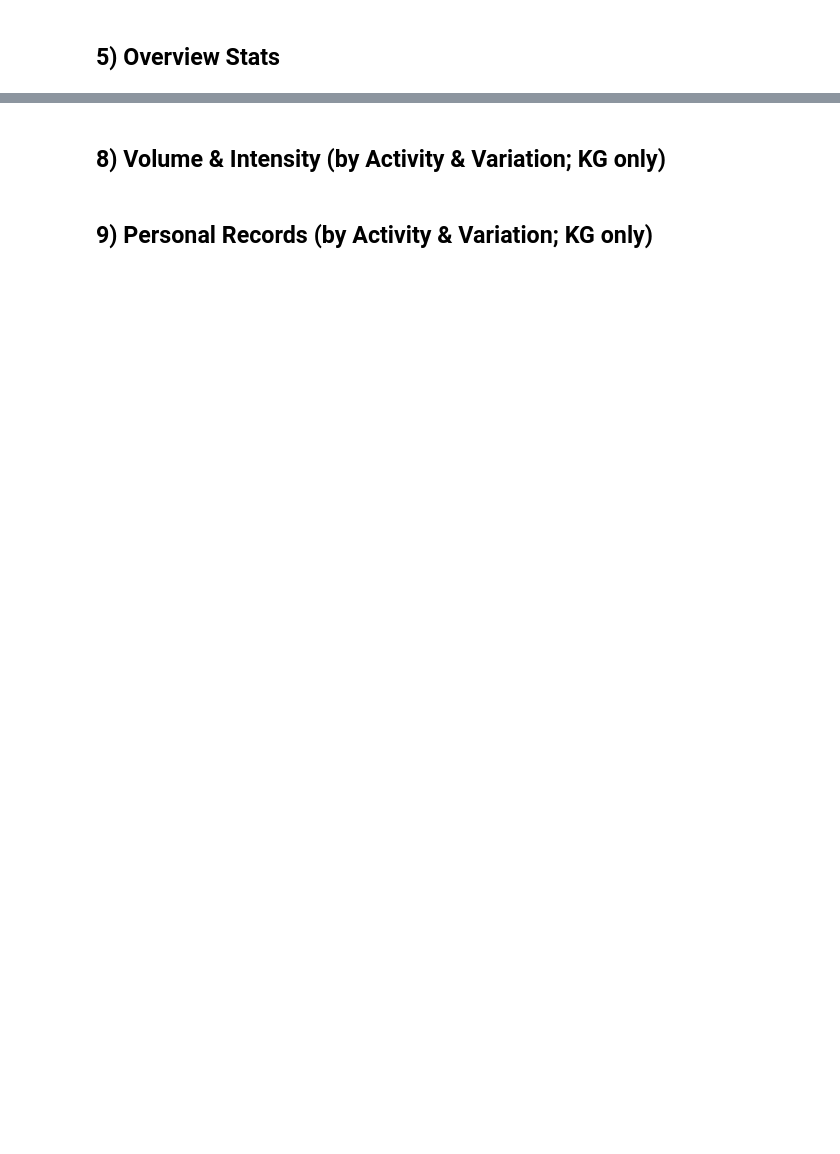
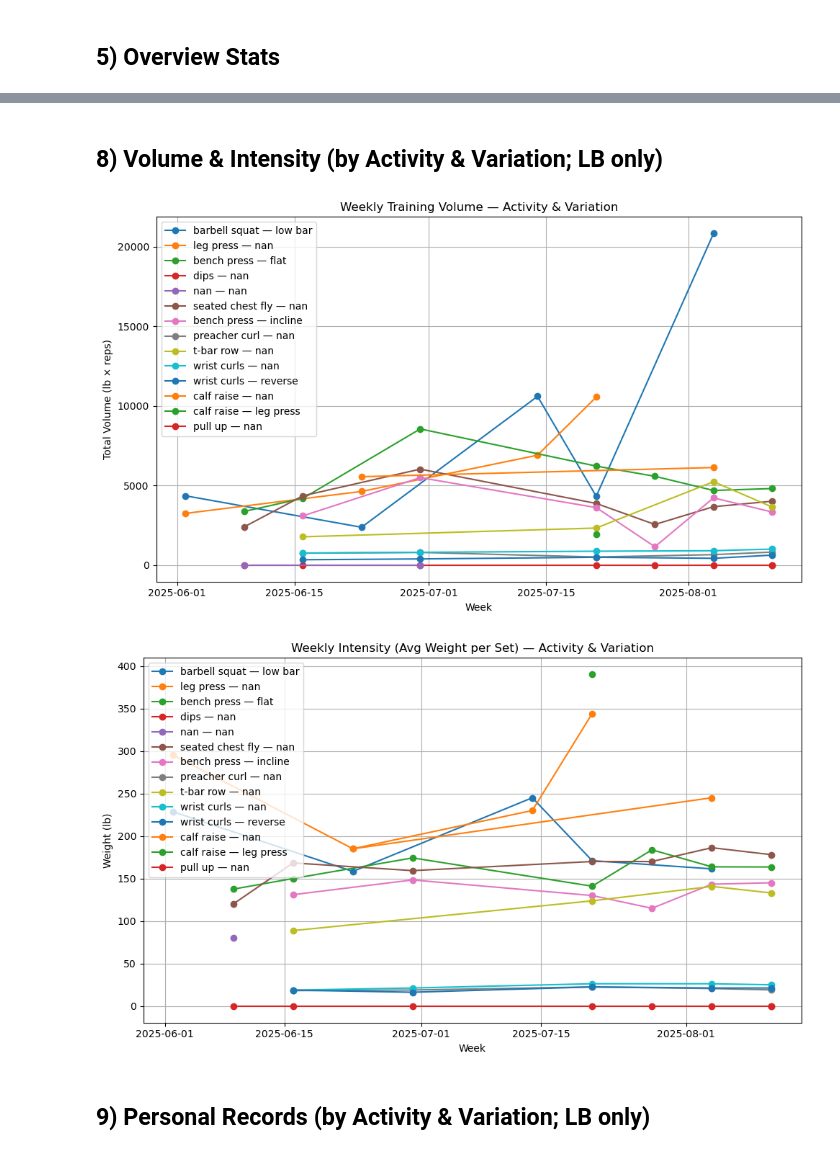
Before and after one commit to TroubledDreamer/workout-analytics, a Jupyter notebook: workout_analysis_clean.ipynb, the cells around one changed output, grey strips where cells are left out. Cells and saved outputs as stored; diff of their text form; code cells hidden in the pictures; blank space fills up the shorter version.

```diff
--- a/workout_analysis_clean.ipynb
+++ b/workout_analysis_clean.ipynb
@@ -196,41 +259,44 @@ bar_chart(pct_level.tail(5), "Top 5 Drops (Machine Level)", OUTDIR / "top5_drops
 # %% [markdown]
-## 8) Volume & Intensity (by Activity & Variation; KG only)
+## 8) Volume & Intensity (by Activity & Variation; LB only)
 # %%
 
-df_kg = df[df["Weight_Unit"] == "kg"].copy()
-df_kg["Volume"] = df_kg["Reps"] * df_kg["Weight (kg)"]
+df_lb = df[df["Weight_Unit"] == "lb"].copy()
+df_lb["Volume"] = df_lb["Reps"] * df_lb["Weight (lb)"]
 
 # Weekly Volume
 weekly_volume = (
-    df_kg.groupby([pd.Grouper(key="Date", freq="W-MON"), "Activity", "Variation"])["Volume"]
+    df_lb.groupby([pd.Grouper(key="Date", freq="W-MON"), "Activity", "Variation"])["Volume"]
         .sum().reset_index()
 )
 weekly_volume["Label"] = [label_row(a, v) for a, v in zip(weekly_volume["Activity"], weekly_volume["Variation"])]
 
 plt.figure(figsize=(10,6))
 for lbl in weekly_volume["Label"].unique():
     d = weekly_volume[weekly_volume["Label"] == lbl]
     plt.plot(d["Date"], d["Volume"], marker="o", label=lbl)
 plt.title("Weekly Training Volume — Activity & Variation")
-plt.ylabel("Total Volume (kg × reps)"); plt.xlabel("Week")
+plt.ylabel("Total Volume (lb × reps)"); plt.xlabel("Week")
 plt.legend(); plt.grid(True); plt.tight_layout(); plt.show()
 
 # Weekly Intensity (Avg per set)
 weekly_intensity = (
-    df_kg.groupby([pd.Grouper(key="Date", freq="W-MON"), "Activity", "Variation"])["Weight (kg)"]
+    df_lb.groupby([pd.Grouper(key="Date", freq="W-MON"), "Activity", "Variation"])["Weight (lb)"]
         .mean().reset_index()
 )
 weekly_intensity["Label"] = [label_row(a, v) for a, v in zip(weekly_intensity["Activity"], weekly_intensity["Variation"])]
 
 plt.figure(figsize=(10,6))
 for lbl in weekly_intensity["Label"].unique():
     d = weekly_intensity[weekly_intensity["Label"] == lbl]
-    plt.plot(d["Date"], d["Weight (kg)"], marker="o", label=lbl)
+    plt.plot(d["Date"], d["Weight (lb)"], marker="o", label=lbl)
 plt.title("Weekly Intensity (Avg Weight per Set) — Activity & Variation")
-plt.ylabel("Weight (kg)"); plt.xlabel("Week")
+plt.ylabel("Weight (lb)"); plt.xlabel("Week")
 plt.legend(); plt.grid(True); plt.tight_layout(); plt.show()
+# %% [output]
+[figure, added]
+[figure, added]
 # %% [markdown]
-## 9) Personal Records (by Activity & Variation; KG only)
+## 9) Personal Records (by Activity & Variation; LB only)
 # %%
 
 pr_table = (
```
Also changed, not shown: parts of 27 cells of this notebook, 1 other file.
